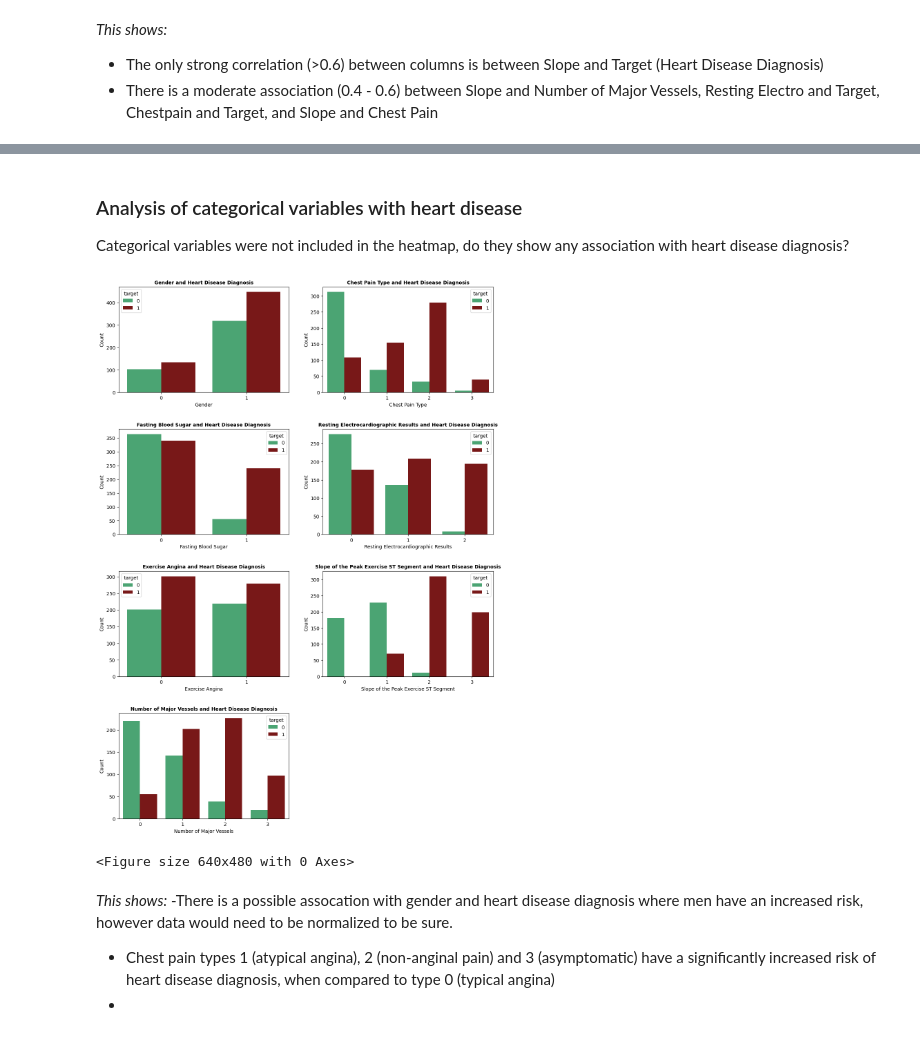
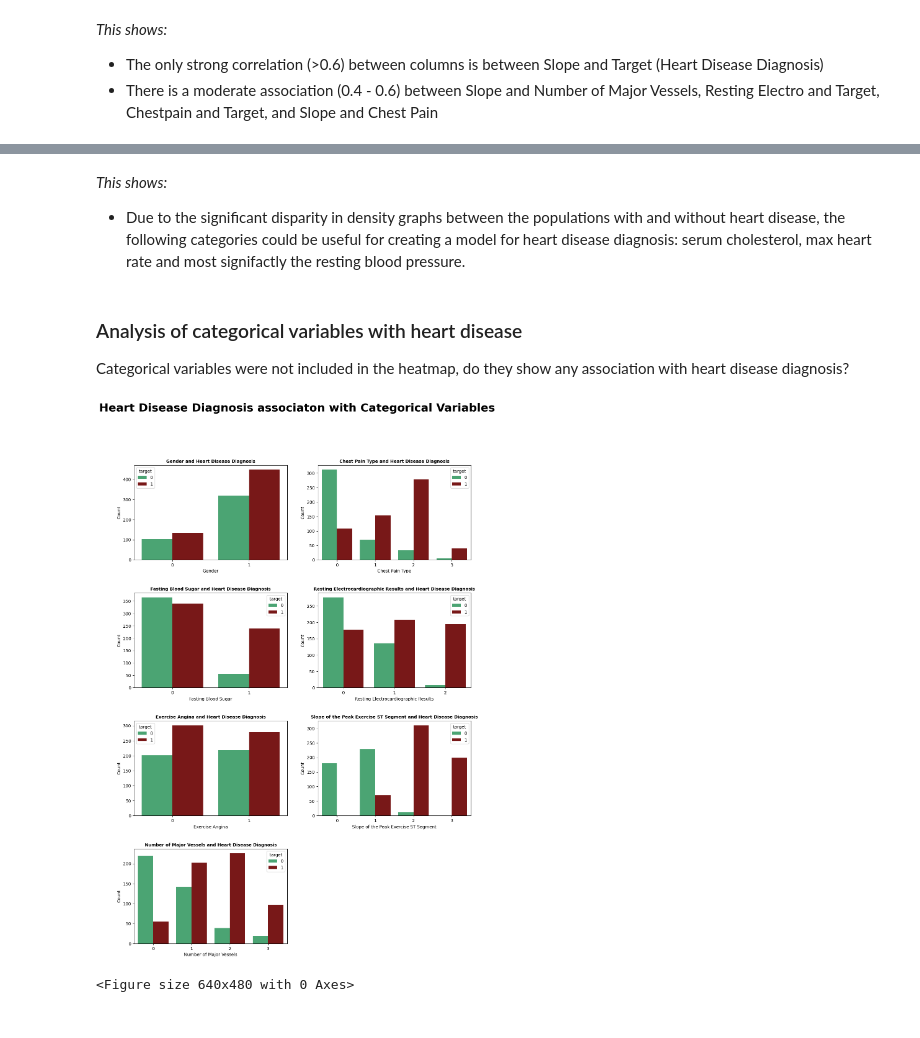
Before and after one commit to C-Scan000/Cardiovascular-Research, a Jupyter notebook: CardiovascularResearch.ipynb, the cells around one changed output, grey strips where cells are left out. Saved outputs shown, nothing was run; the diff lists cells and outputs as text; code cells hidden in the pictures.

```diff
--- a/CardiovascularResearch.ipynb
+++ b/CardiovascularResearch.ipynb
@@ -163,4 +168,8 @@ plt.clf()
 <Figure size 640x480 with 0 Axes>
+# %% [markdown]
+*This shows:*
+
+- Due to the significant disparity in density graphs between the populations with and without heart disease, the following categories could be useful for creating a model for heart disease diagnosis: serum cholesterol, max heart rate and most signifactly the resting blood pressure.
 # %% [markdown]
 ### Analysis of categorical variables with heart disease
 
@@ -186,37 +195,33 @@ plt.xlabel('Fasting Blood Sugar')
 plt.ylabel('Count')
 
 plt.subplot(4, 2, 4)
 sns.countplot(x='restingrelectro', hue= 'target', data=df, palette=['#3CB371', '#880808'])
 plt.title('Resting Electrocardiographic Results and Heart Disease Diagnosis', fontsize=10, weight = 'bold')
 plt.xlabel('Resting Electrocardiographic Results')
 plt.ylabel('Count')
 
 plt.subplot(4, 2, 5)
 sns.countplot(x='exerciseangia', hue= 'target', data=df, palette=['#3CB371', '#880808'])
 plt.title('Exercise Angina and Heart Disease Diagnosis', fontsize=10, weight = 'bold')
 plt.xlabel('Exercise Angina')
 plt.ylabel('Count')
 
 plt.subplot(4, 2, 6)
 sns.countplot(x='slope', hue= 'target', data=df, palette=['#3CB371', '#880808'])
 plt.title('Slope of the Peak Exercise ST Segment and Heart Disease Diagnosis', fontsize=10, weight = 'bold')
 plt.xlabel('Slope of the Peak Exercise ST Segment')
 plt.ylabel('Count')
 
 plt.subplot(4, 2, 7)
 sns.countplot(x='noofmajorvessels', hue= 'target', data=df, palette=['#3CB371', '#880808'])
 plt.title('Number of Major Vessels and Heart Disease Diagnosis', fontsize=10, weight = 'bold')
 plt.xlabel('Number of Major Vessels')
 plt.ylabel('Count')
 
+plt.suptitle('Heart Disease Diagnosis associaton with Categorical Variables', fontsize = 26, weight = 'bold')
 plt.subplots_adjust(hspace= 0.35)
 plt.show()
 plt.clf()
 # %% [output]
-[figure, old version]
+[figure, new version]
 <Figure size 640x480 with 0 Axes>
-# %% [markdown]
-*This shows:*
--There is a possible assocation with gender and heart disease diagnosis where men have an increased risk, however data would need to be normalized to be sure.
-- Chest pain types 1 (atypical angina), 2 (non-anginal pain) and 3 (asymptomatic) have a significantly increased risk of heart disease diagnosis, when compared to type 0 (typical angina)
--
```
Also changed, not shown: parts of 6 cells of this notebook.
